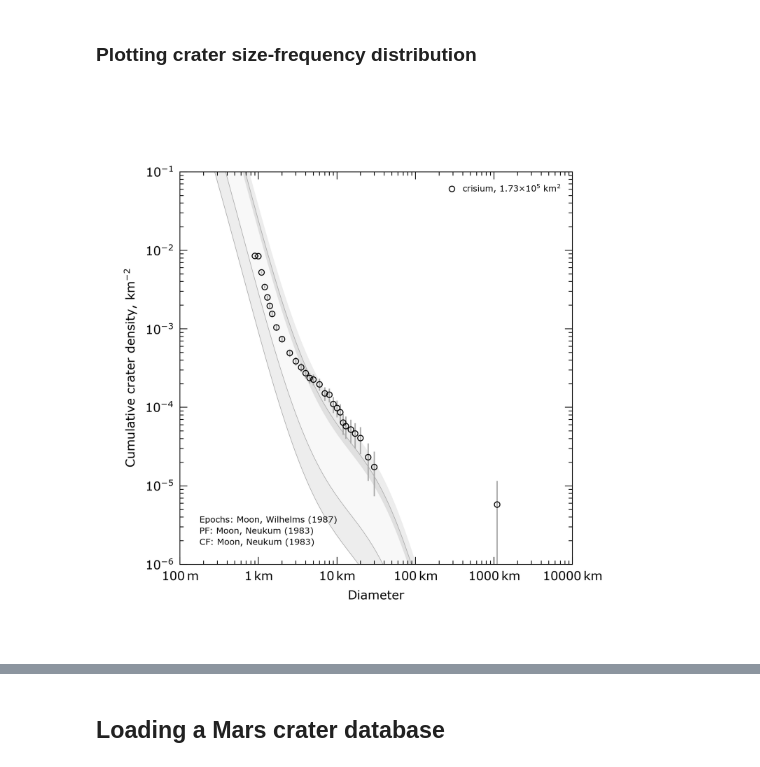
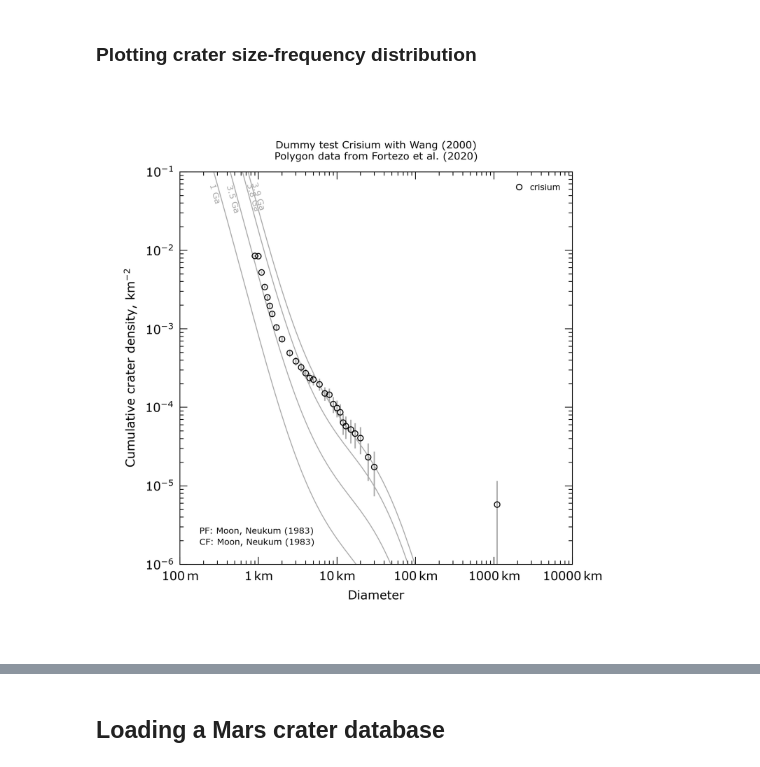
Before and after one commit to aprossi/impact-cratering, a Jupyter notebook: notebooks/crater_chronology.ipynb, the cells around one changed output, grey strips where cells are left out. Cells and saved outputs as stored; diff of their text form; code cells hidden in the pictures.

```diff
--- a/notebooks/crater_chronology.ipynb
+++ b/notebooks/crater_chronology.ipynb
@@ -428,16 +444,26 @@ craterstats([
 # %%
 craterstats([
     "-pr",
     "cumul",
-    "-ep",
-    "moon",
+    # "-ep",
+    # "moon",
+    "-isochrons",
+    "1,3.5,3.8a,3.9a",
+    # "-p",
+    # "range=[.2, 100]",
+    "-legend",
+    "nr",
     "-p",
-    "source=../test/crisium.diam"])
+    "source=../test/crisium.diam",
+    "-title",
+    "Dummy test Crisium with Wang (2000)",
+    "-subtitle",
+    "Polygon data from Fortezo et al. (2020)"])
 
 
 from IPython import display
 display.Image("./out.png", width=800)
 # %% [output]
-[figure, old version]
+[figure, new version]
 # %%
 os.remove("./out.png")
```
Also changed, not shown: parts of 37 cells of this notebook.
